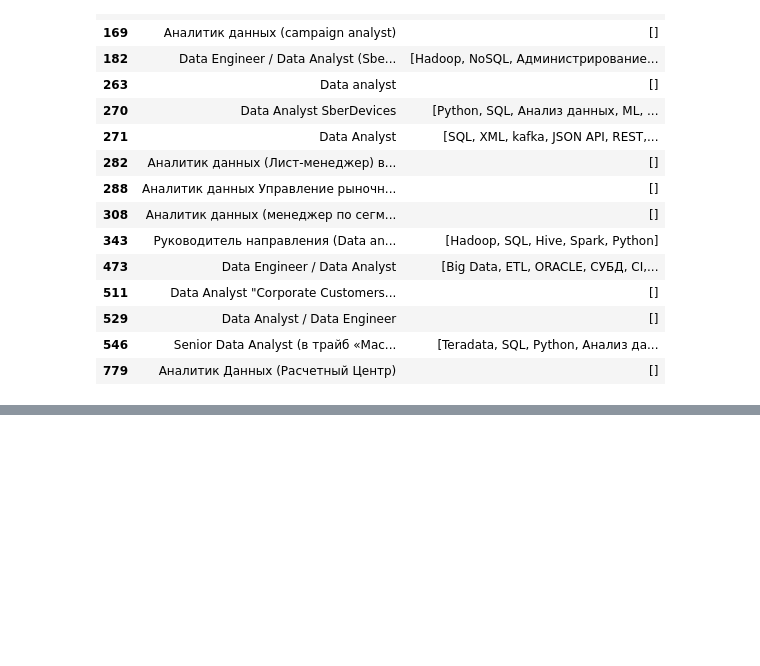
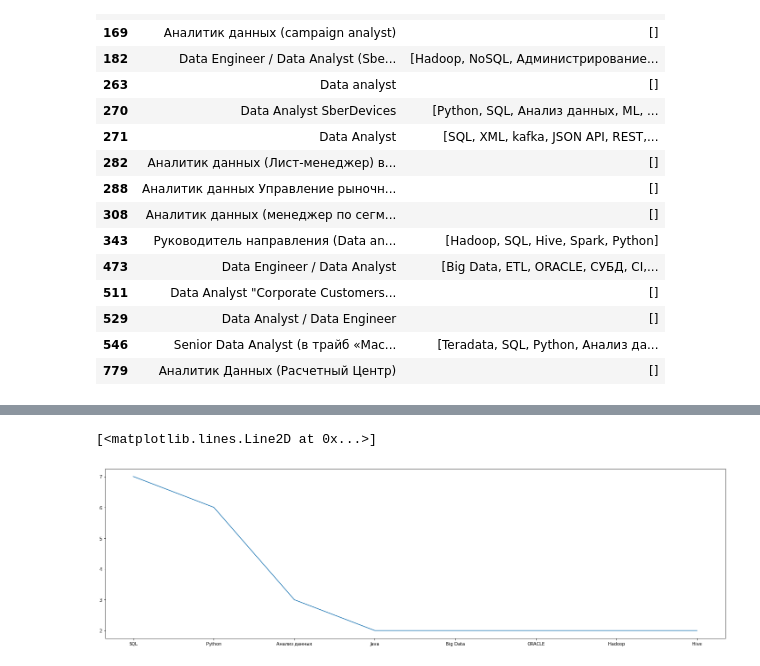
Before and after one commit to OlegMukminov/desktop-tutorial, a Jupyter notebook: Lesson2/hometask/HH-api-hometask.ipynb, the cells around one changed output, grey strips where cells are left out. Drawn from its saved outputs; the diff is of its cells as text; code cells hidden in the pictures; blank space fills up the shorter version.

```diff
--- a/Lesson2/hometask/HH-api-hometask.ipynb
+++ b/Lesson2/hometask/HH-api-hometask.ipynb
@@ -300,6 +307,8 @@ for j in range(len(df2_skills['skills'])):
   for i in range(len(df2_skills.iloc[j]['skills'])-1):
     list_skills.append(df2_skills.iloc[j]['skills'][i])
 # %%
+#Определите по полю skills какие навыки больше всего востребованы для этих вакансий
 list_skills
 df_skills_da = pd.DataFrame({'col':list_skills})
-df_skills_da_count = df_skills_da.value_counts()[0:8]
+df_skills_da = df_skills_da.value_counts()[0:8]
+df_skills_da
@@ -306,3 +326,9 @@ df_skills_da_count = df_skills_da.value_counts()[0:8]
+# %%
+df_skills_da = df_skills_da.reset_index(level=[0])
 # %%
-#axs = plt.subplots(1, 1, figsize=(25, 7))
-plt.plot(df2_date.index, df2_date.values)
+#Постройте график наиболее востребованных навыков для аналитика данных
+axs = plt.subplots(1, 1, figsize=(25, 7))
+plt.plot(df_skills_da['col'], df_skills_da[0])
+# %% [output]
+[<matplotlib.lines.Line2D at 0x...>]
+[figure, added]
```
Also changed, not shown: parts of 11 cells of this notebook.
